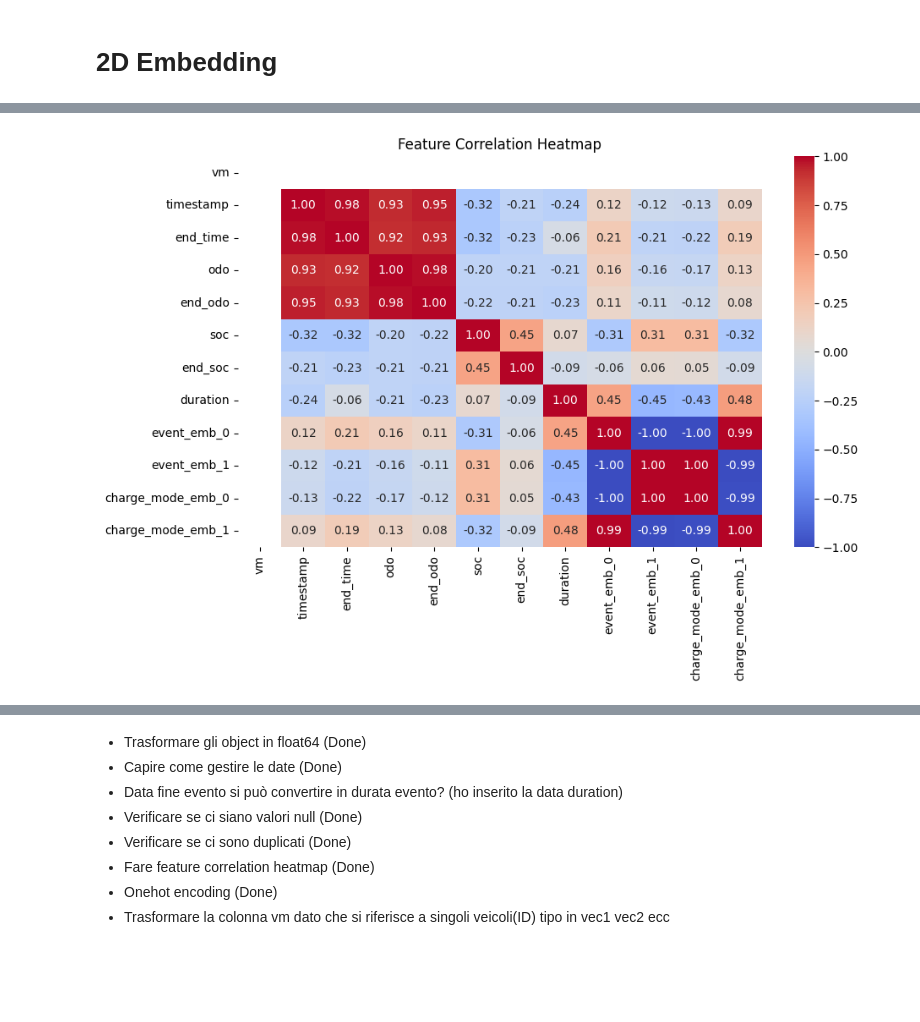
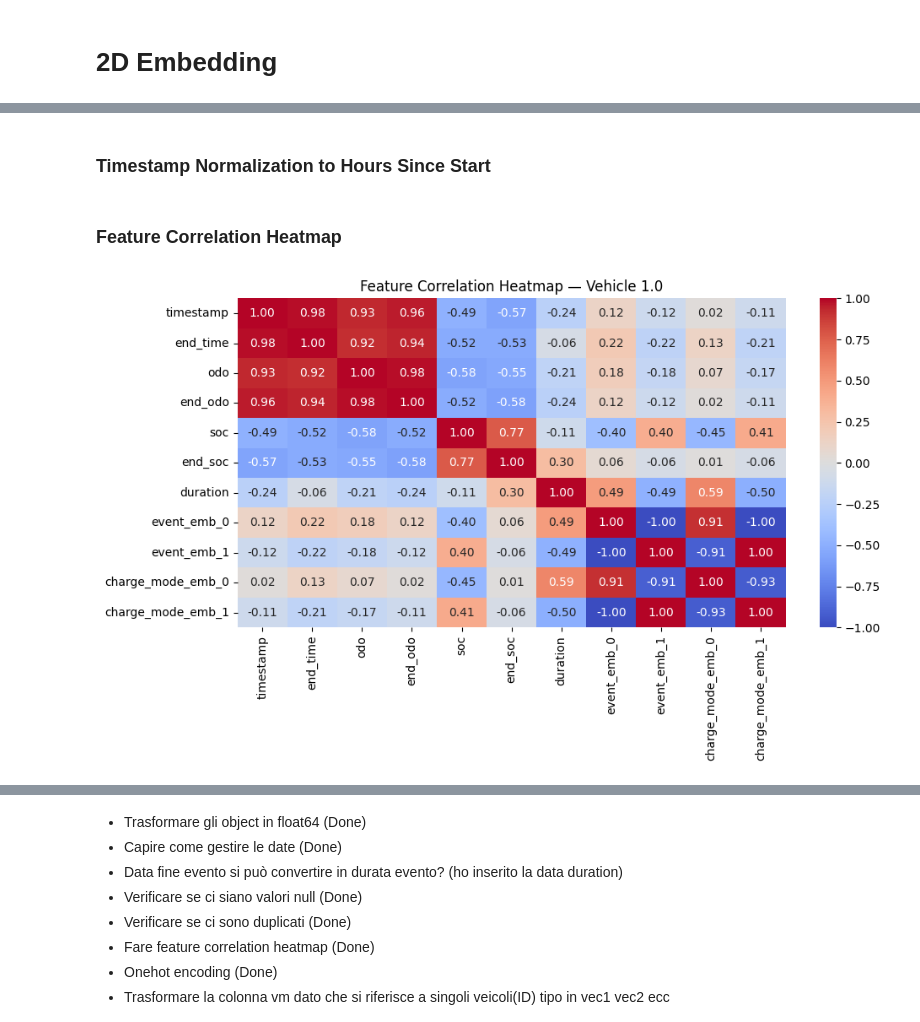
Before and after one commit to Gabriele-Raffaele/KoVAE, a Jupyter notebook: preprocess/data_preprocessing.ipynb, the cells around one changed output, grey strips where cells are left out. Drawn from its saved outputs; the diff is of its cells as text; code cells hidden in the pictures; blank space fills up the shorter version.

```diff
--- a/preprocess/data_preprocessing.ipynb
+++ b/preprocess/data_preprocessing.ipynb
@@ -229,12 +887,27 @@ data_encoded.head()
 # %%
 #selecting numerical columns
+cols_to_exclude = ['vm', 'event_id']
 numerical_cols = data_encoded.select_dtypes(include=['int64', 'float64']).columns.tolist()
+numerical_cols = [col for col in numerical_cols if col not in cols_to_exclude]
+
+
 # Selecting only numerical columns for correlation
 numerical_data = data_encoded[numerical_cols]
+vehicles = data_encoded['vm'].unique()
 # %%
+for vehicle in vehicles:
+    subset = data_encoded[data_encoded['vm'] == vm]
 
-plt.figure(figsize=(10, 6))
-g = sns.heatmap(numerical_data.corr(), annot=True, cmap="coolwarm", fmt=".2f")
-plt.title("Feature Correlation Heatmap")
-plt.show()
+    numerical_data = subset[numerical_cols]
+
+    if numerical_data.shape[0] < 2:
+        continue
+
+    corr = numerical_data.corr()
+
+    plt.figure(figsize=(10, 6))
+    sns.heatmap(corr, annot=True, cmap="coolwarm", fmt=".2f", vmin=-1, vmax=1)
+    plt.title(f'Feature Correlation Heatmap — Vehicle {vm}')
+    plt.tight_layout()
+    plt.show()
 # %% [output]
@@ -349,3 +1026,5 @@ memory usage: 3.2 KB
+# %% [markdown]
+### Timestamp Normalization to Hours Since Start
 # %%
 #select the least recent date in timestamp
 min_date = data_embedded['timestamp'].min()
@@ -354,15 +1033,31 @@ data_embedded['timestamp'] = (data_embedded['timestamp'] - min_date).dt.total_se
 data_embedded['end_time'] = (data_embedded['end_time'] - min_date).dt.total_seconds() / 3600
 # %%
 #selecting numerical columns
+cols_to_exclude = ['vm', 'event_id']
 numerical_cols = data_embedded.select_dtypes(include=['int64', 'float64']).columns.tolist()
+numerical_cols = [col for col in numerical_cols if col not in cols_to_exclude]
+
 # Selecting only numerical columns for correlation
 numerical_data = data_embedded[numerical_cols]
+vehicles = data_embedded['vm'].unique()
+# %% [markdown]
+### Feature Correlation Heatmap
 # %%
+for vehicle in vehicles:
+    subset = data_embedded[data_encoded['vm'] == vm]
 
-plt.figure(figsize=(10, 6))
-g = sns.heatmap(numerical_data.corr(), annot=True, cmap="coolwarm", fmt=".2f")
-plt.title("Feature Correlation Heatmap")
-plt.show()
+    numerical_data = subset[numerical_cols]
+
+    if numerical_data.shape[0] < 2:
+        continue
+
+    corr = numerical_data.corr()
+
+    plt.figure(figsize=(10, 6))
+    sns.heatmap(corr, annot=True, cmap="coolwarm", fmt=".2f", vmin=-1, vmax=1)
+    plt.title(f'Feature Correlation Heatmap — Vehicle {vm}')
+    plt.tight_layout()
+    plt.show()
 # %% [output]
-[figure, old version]
+[figure, new version]
 # %%
```
Also changed, not shown: parts of 72 cells of this notebook, 17 other files.
